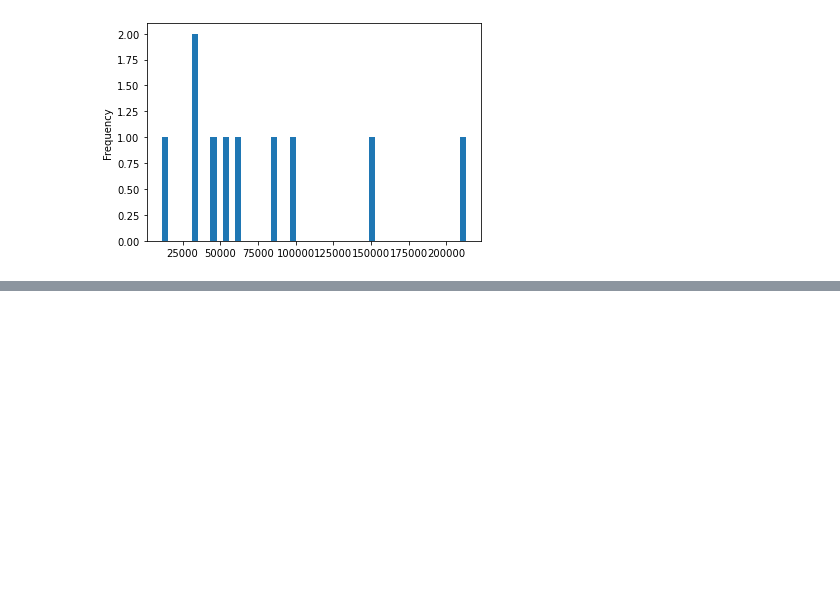
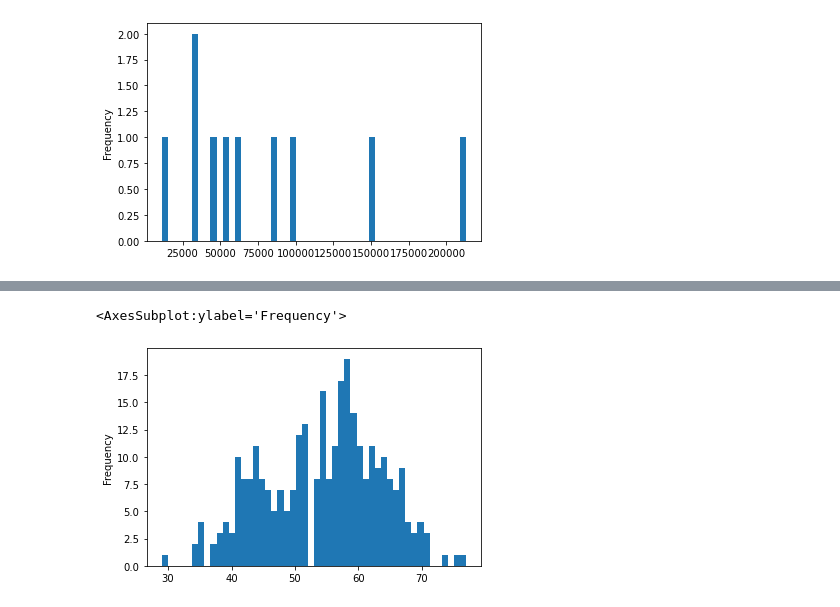
Before and after one commit to arghanath007/Data-Science, a Jupyter notebook: Matplotlib/Introduction.ipynb, the cells around one changed output, grey strips where cells are left out. Saved outputs shown, nothing was run; the diff lists cells and outputs as text; code cells hidden in the pictures; blank space fills up the shorter version.

```diff
--- a/Matplotlib/Introduction.ipynb
+++ b/Matplotlib/Introduction.ipynb
@@ -454,0 +473,5 @@ df['Odometer (KM)'].plot.hist(bins=50)
+# %%
+heart['age'].plot.hist(bins=50)
+# %% [output]
+<AxesSubplot:ylabel='Frequency'>
+[figure, added]
```
Also changed, not shown: parts of 35 cells of this notebook, 2 other files.
